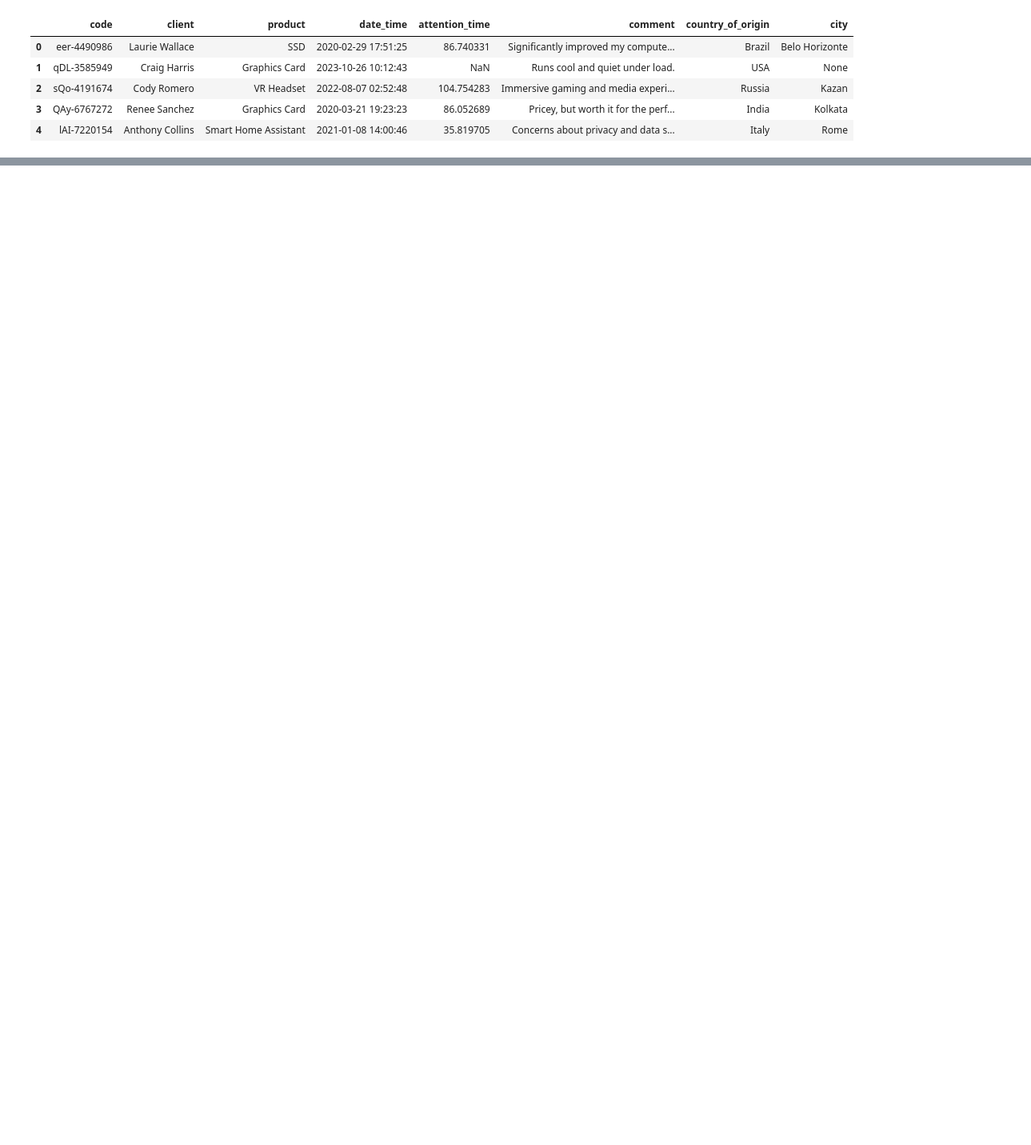
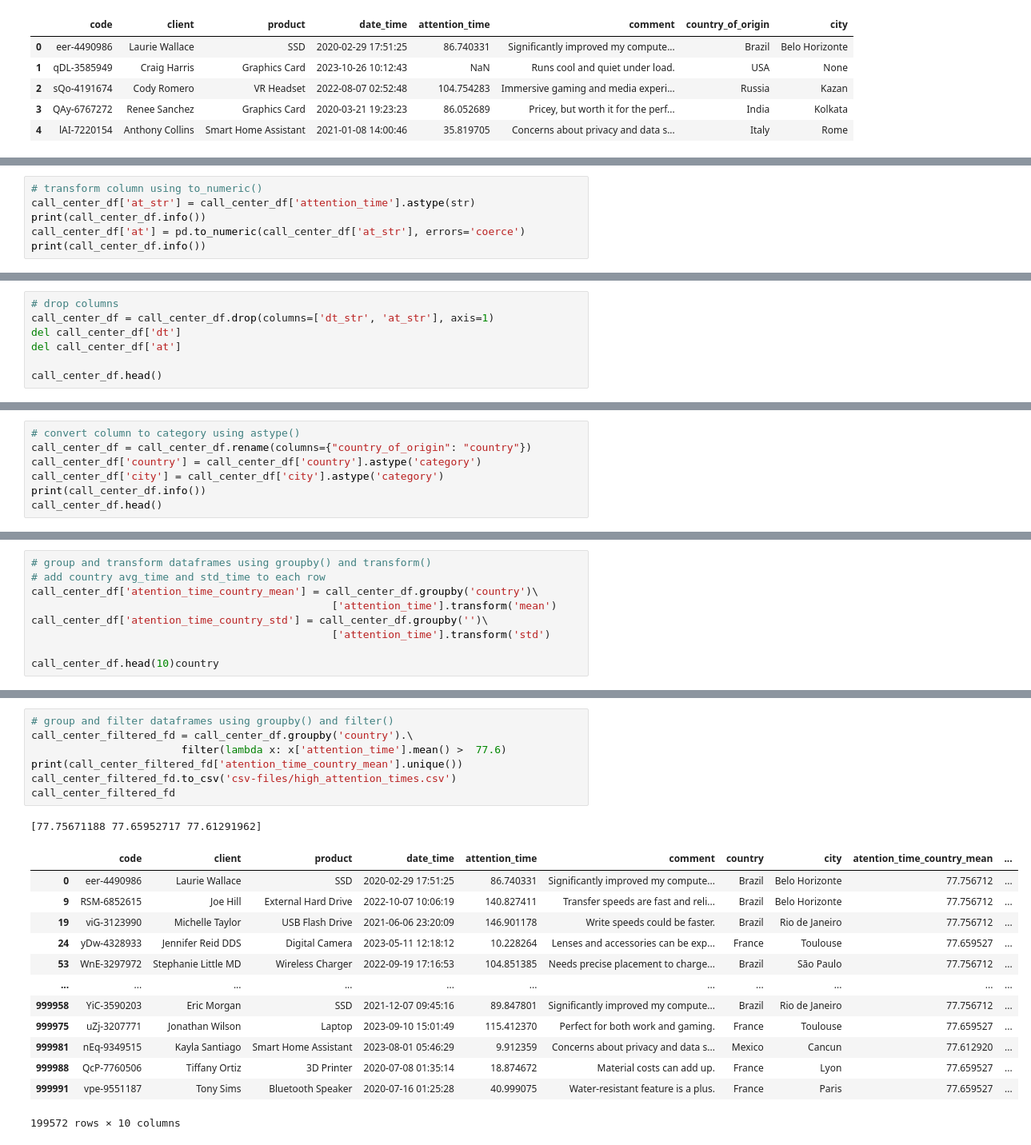
Before and after one commit to EngAndres/ud-public, a Jupyter notebook: courses/data-science-introduction/notebooks/Pandas.ipynb, the cells around one changed output, grey strips where cells are left out. Shown at 80% size. Saved outputs shown, nothing was run; the diff lists cells and outputs as text; blank space fills up the shorter version.

Commit message:
Data Science: class update

```diff
--- a/courses/data-science-introduction/notebooks/Pandas.ipynb
+++ b/courses/data-science-introduction/notebooks/Pandas.ipynb
@@ -607,0 +677,6 @@ None
+# %%
+# transform column using to_numeric()
+call_center_df['at_str'] = call_center_df['attention_time'].astype(str)
+print(call_center_df.info())
+call_center_df['at'] = pd.to_numeric(call_center_df['at_str'], errors='coerce')
+print(call_center_df.info())
@@ -607,0 +701,7 @@ None
+# %%
+# drop columns
+call_center_df = call_center_df.drop(columns=['dt_str', 'at_str'], axis=1)
+del call_center_df['dt']
+del call_center_df['at']
+
+call_center_df.head()
@@ -607,0 +715,7 @@ None
+# %%
+# convert column to category using astype()
+call_center_df = call_center_df.rename(columns={"country_of_origin": "country"})
+call_center_df['country'] = call_center_df['country'].astype('category')
+call_center_df['city'] = call_center_df['city'].astype('category')
+print(call_center_df.info())
+call_center_df.head()
@@ -607,0 +918,9 @@ None
+# %%
+# group and transform dataframes using groupby() and transform()
+# add country avg_time and std_time to each row
+call_center_df['atention_time_country_mean'] = call_center_df.groupby('country')\
+                                                ['attention_time'].transform('mean')
+call_center_df['atention_time_country_std'] = call_center_df.groupby('')\
+                                                ['attention_time'].transform('std')
+
+call_center_df.head(10)country
@@ -607,0 +946,22 @@ None
+# %%
+# group and filter dataframes using groupby() and filter()
+call_center_filtered_fd = call_center_df.groupby('country').\
+                        filter(lambda x: x['attention_time'].mean() >  77.6)
+print(call_center_filtered_fd['atention_time_country_mean'].unique())
+call_center_filtered_fd.to_csv('csv-files/high_attention_times.csv')
+call_center_filtered_fd
+# %% [output]
+[77.75671188 77.65952717 77.61291962]
+|  | code | client | product | date_time | attention_time | comment | country | city | atention_time_country_mean | ... |
+| 0 | eer-4490986 | Laurie Wallace | SSD | 2020-02-29 17:51:25 | 86.740331 | Significantly improved my compute... | Brazil | Belo Horizonte | 77.756712 | ... |
+| 9 | RSM-6852615 | Joe Hill | External Hard Drive | 2022-10-07 10:06:19 | 140.827411 | Transfer speeds are fast and reli... | Brazil | Belo Horizonte | 77.756712 | ... |
+| 19 | viG-3123990 | Michelle Taylor | USB Flash Drive | 2021-06-06 23:20:09 | 146.901178 | Write speeds could be faster. | Brazil | Rio de Janeiro | 77.756712 | ... |
+| 24 | yDw-4328933 | Jennifer Reid DDS | Digital Camera | 2023-05-11 12:18:12 | 10.228264 | Lenses and accessories can be exp... | France | Toulouse | 77.659527 | ... |
+| 53 | WnE-3297972 | Stephanie Little MD | Wireless Charger | 2022-09-19 17:16:53 | 104.851385 | Needs precise placement to charge... | Brazil | São Paulo | 77.756712 | ... |
+| ... | ... | ... | ... | ... | ... | ... | ... | ... | ... | ... |
+| 999958 | YiC-3590203 | Eric Morgan | SSD | 2021-12-07 09:45:16 | 89.847801 | Significantly improved my compute... | Brazil | Rio de Janeiro | 77.756712 | ... |
+| 999975 | uZj-3207771 | Jonathan Wilson | Laptop | 2023-09-10 15:01:49 | 115.412370 | Perfect for both work and gaming. | France | Toulouse | 77.659527 | ... |
+| 999981 | nEq-9349515 | Kayla Santiago | Smart Home Assistant | 2023-08-01 05:46:29 | 9.912359 | Concerns about privacy and data s... | Mexico | Cancun | 77.612920 | ... |
+| 999988 | QcP-7760506 | Tiffany Ortiz | 3D Printer | 2020-07-08 01:35:14 | 18.874672 | Material costs can add up. | France | Lyon | 77.659527 | ... |
+| 999991 | vpe-9551187 | Tony Sims | Bluetooth Speaker | 2020-07-16 01:25:28 | 40.999075 | Water-resistant feature is a plus. | France | Paris | 77.659527 | ... |
+199572 rows × 10 columns
```
Also changed, not shown: parts of 44 cells of this notebook.
